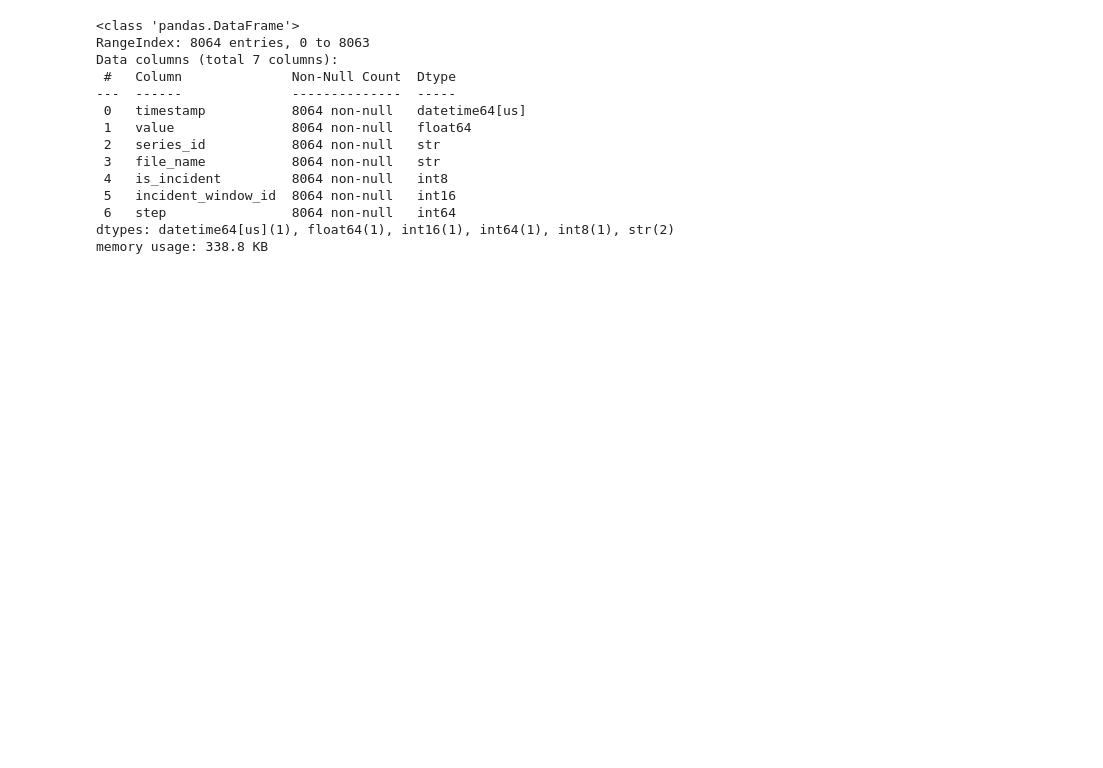
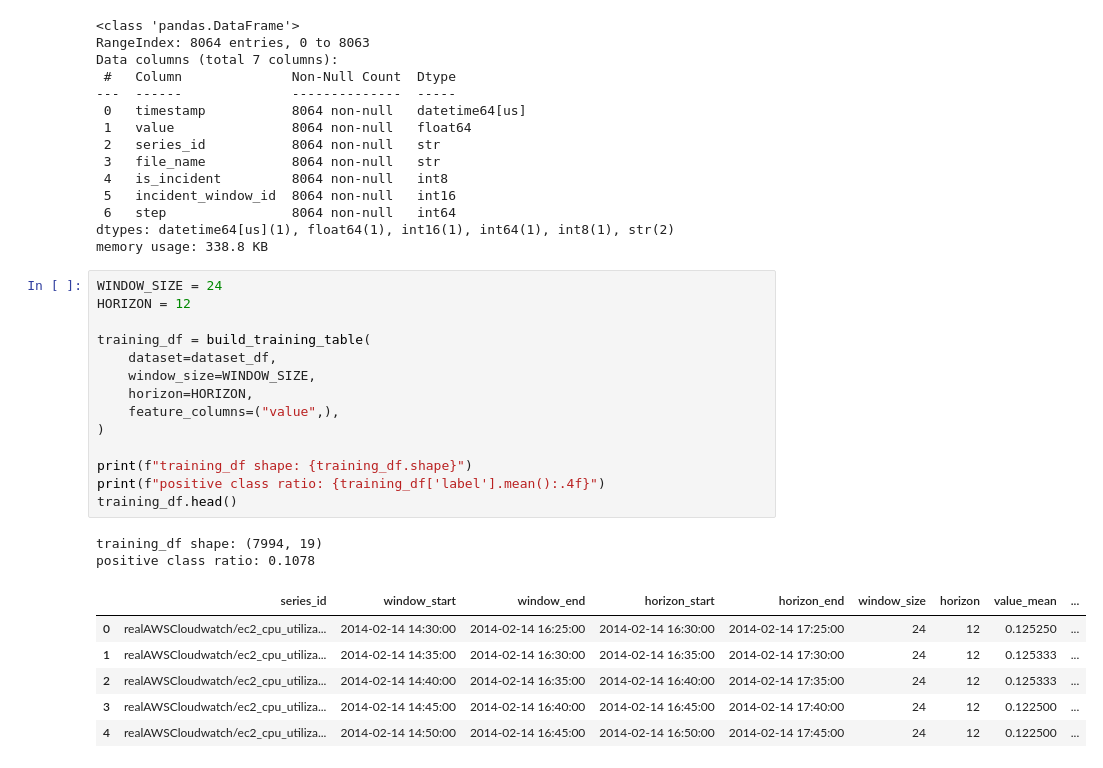
Before and after one commit to Tombiczek/Predictive-alerting-for-cloud-metrics, a Jupyter notebook: notebooks/01_eda.ipynb, the cells around one changed output. Saved outputs shown, nothing was run; the diff lists cells and outputs as text; blank space fills up the shorter version.

Commit message:
Enhance dataset utilities with new functions for incident windowing and training table creation

```diff
--- a/notebooks/01_eda.ipynb
+++ b/notebooks/01_eda.ipynb
@@ -92,3 +97,26 @@ Data columns (total 7 columns):
  6   step                8064 non-null   int64
 dtypes: datetime64[us](1), float64(1), int16(1), int64(1), int8(1), str(2)
 memory usage: 338.8 KB
+# %%
+WINDOW_SIZE = 24
+HORIZON = 12
+
+training_df = build_training_table(
+    dataset=dataset_df,
+    window_size=WINDOW_SIZE,
+    horizon=HORIZON,
+    feature_columns=("value",),
+)
+
+print(f"training_df shape: {training_df.shape}")
+print(f"positive class ratio: {training_df['label'].mean():.4f}")
+training_df.head()
+# %% [output]
+training_df shape: (7994, 19)
+positive class ratio: 0.1078
+|  | series_id | window_start | window_end | horizon_start | horizon_end | window_size | horizon | value_mean | ... |
+| 0 | realAWSCloudwatch/ec2_cpu_utiliza... | 2014-02-14 14:30:00 | 2014-02-14 16:25:00 | 2014-02-14 16:30:00 | 2014-02-14 17:25:00 | 24 | 12 | 0.125250 | ... |
+| 1 | realAWSCloudwatch/ec2_cpu_utiliza... | 2014-02-14 14:35:00 | 2014-02-14 16:30:00 | 2014-02-14 16:35:00 | 2014-02-14 17:30:00 | 24 | 12 | 0.125333 | ... |
+| 2 | realAWSCloudwatch/ec2_cpu_utiliza... | 2014-02-14 14:40:00 | 2014-02-14 16:35:00 | 2014-02-14 16:40:00 | 2014-02-14 17:35:00 | 24 | 12 | 0.125333 | ... |
+| 3 | realAWSCloudwatch/ec2_cpu_utiliza... | 2014-02-14 14:45:00 | 2014-02-14 16:40:00 | 2014-02-14 16:45:00 | 2014-02-14 17:40:00 | 24 | 12 | 0.122500 | ... |
+| 4 | realAWSCloudwatch/ec2_cpu_utiliza... | 2014-02-14 14:50:00 | 2014-02-14 16:45:00 | 2014-02-14 16:50:00 | 2014-02-14 17:45:00 | 24 | 12 | 0.122500 | ... |
```
Also changed, not shown: parts of 4 cells of this notebook, 7 other files.
